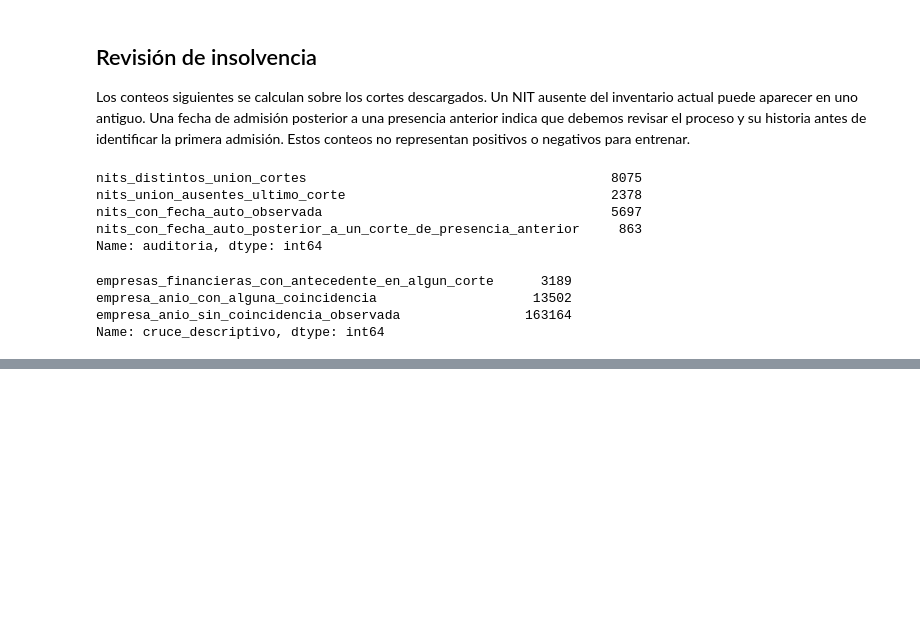
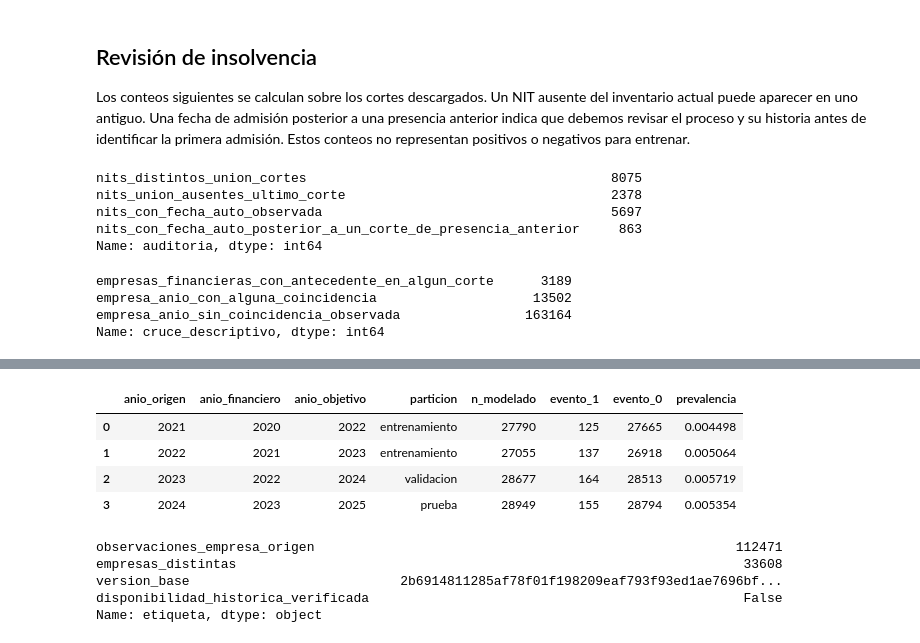
Before and after one commit to DanielAlvarezCepeda/FINRISK_COLOMBIA, a Jupyter notebook: notebooks/02_Preparacion_Datos_FINRISK.ipynb, the cells around one changed output, grey strips where cells are left out. Saved outputs shown, nothing was run; the diff lists cells and outputs as text; code cells hidden in the pictures; blank space fills up the shorter version.

```diff
--- a/notebooks/02_Preparacion_Datos_FINRISK.ipynb
+++ b/notebooks/02_Preparacion_Datos_FINRISK.ipynb
@@ -129,0 +142,32 @@ El tablero predictivo previsto permitirá consultar la estimación y la alerta p
+# %%
+import sys
+from IPython.display import display, Image
+sys.path.insert(0, str(RAIZ / "src"))
+from finrisk_piloto_datos import cargar_construir
+from finrisk_piloto_modelos import entrenar_piloto, FEATURES
+
+datos, protocolo, cohortes = cargar_construir(
+    RAIZ_DATOS, salida=RAIZ_DATOS / "data/processed/piloto_retro"
+)
+SALIDA_MODELOS = RAIZ_DATOS / ".cache/finrisk/piloto_retrospectivo"
+RESULTADOS = RAIZ / "results/piloto_retrospectivo"
+RESULTADOS.mkdir(parents=True, exist_ok=True)
+display(cohortes[["anio_origen", "anio_financiero", "anio_objetivo", "particion",
+                  "n_modelado", "evento_1", "evento_0", "prevalencia"]])
+display(pd.Series({
+    "observaciones_empresa_origen": len(datos),
+    "empresas_distintas": datos["nit"].nunique(),
+    "version_base": protocolo["sha256_dataset"],
+    "disponibilidad_historica_verificada": protocolo["disponibilidad_historica_verificada"],
+}, name="etiqueta"))
+# %% [output]
+|  | anio_origen | anio_financiero | anio_objetivo | particion | n_modelado | evento_1 | evento_0 | prevalencia |
+| 0 | 2021 | 2020 | 2022 | entrenamiento | 27790 | 125 | 27665 | 0.004498 |
+| 1 | 2022 | 2021 | 2023 | entrenamiento | 27055 | 137 | 26918 | 0.005064 |
+| 2 | 2023 | 2022 | 2024 | validacion | 28677 | 164 | 28513 | 0.005719 |
+| 3 | 2024 | 2023 | 2025 | prueba | 28949 | 155 | 28794 | 0.005354 |
+observaciones_empresa_origen                                                      112471
+empresas_distintas                                                                 33608
+version_base                           2b6914811285af78f01f198209eaf793f93ed1ae7696bf...
+disponibilidad_historica_verificada                                                False
+Name: etiqueta, dtype: object
```
Also changed, not shown: parts of 17 cells of this notebook, 23 other files.
